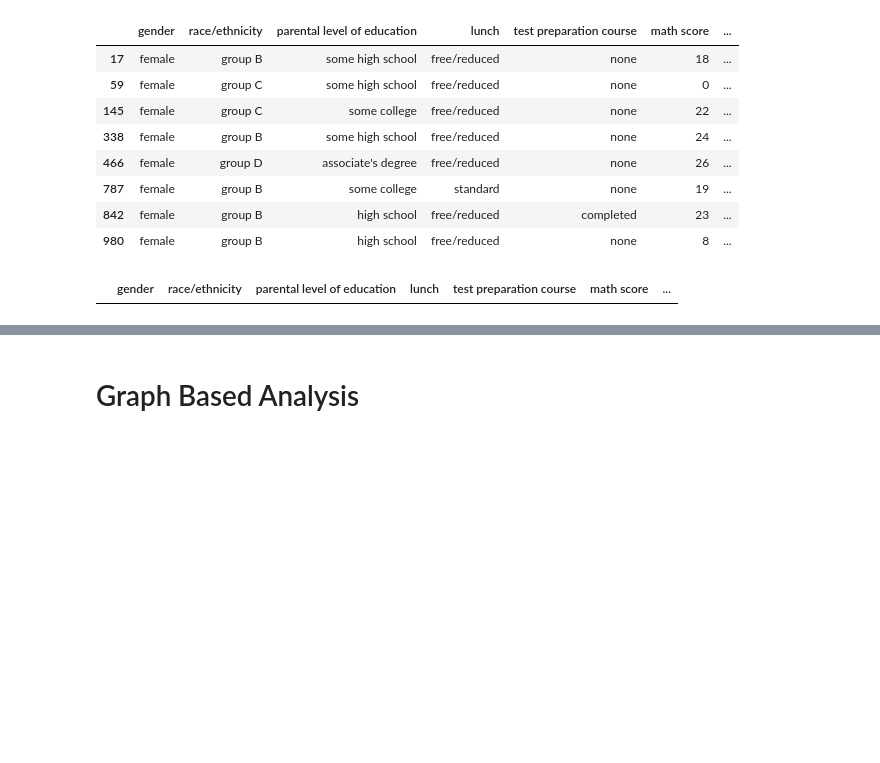
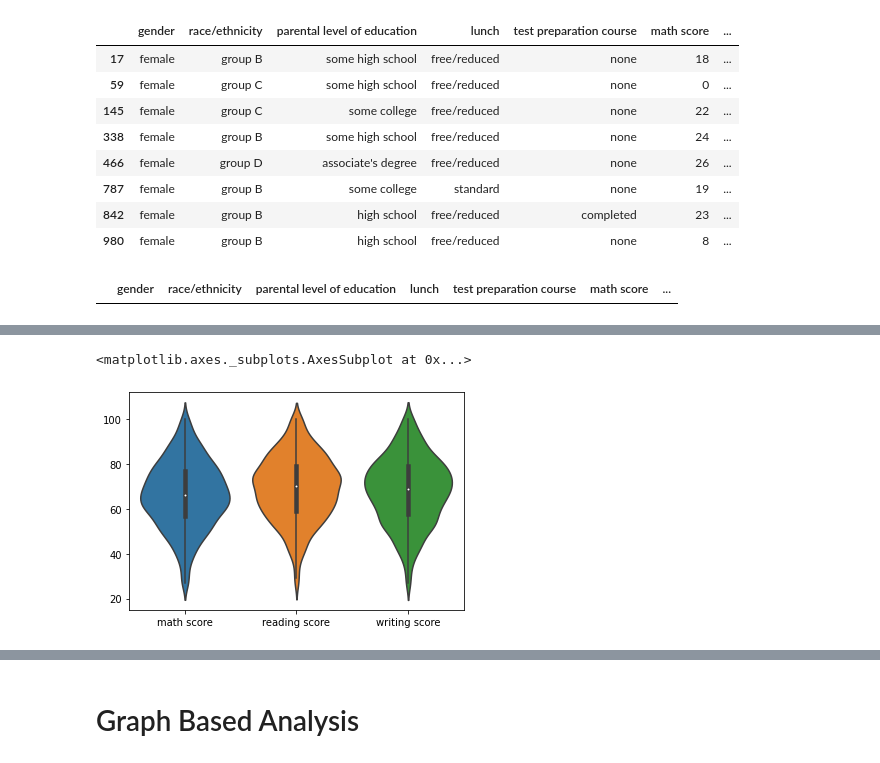
Before and after one commit to prasath9944/EDA, a Jupyter notebook: FSDS_Students_EDA_20th_Dec_2022.ipynb, the cells around one changed output, grey strips where cells are left out. Drawn from its saved outputs; the diff is of its cells as text; code cells hidden in the pictures; blank space fills up the shorter version.

```diff
--- a/FSDS_Students_EDA_20th_Dec_2022.ipynb
+++ b/FSDS_Students_EDA_20th_Dec_2022.ipynb
@@ -421,0 +447,5 @@ find_outlier(data,'math score')
+# %%
+sns.violinplot(data=data_num)
+# %% [output]
+<matplotlib.axes._subplots.AxesSubplot at 0x...>
+[figure, added]
```
Also changed, not shown: parts of 28 cells of this notebook.
